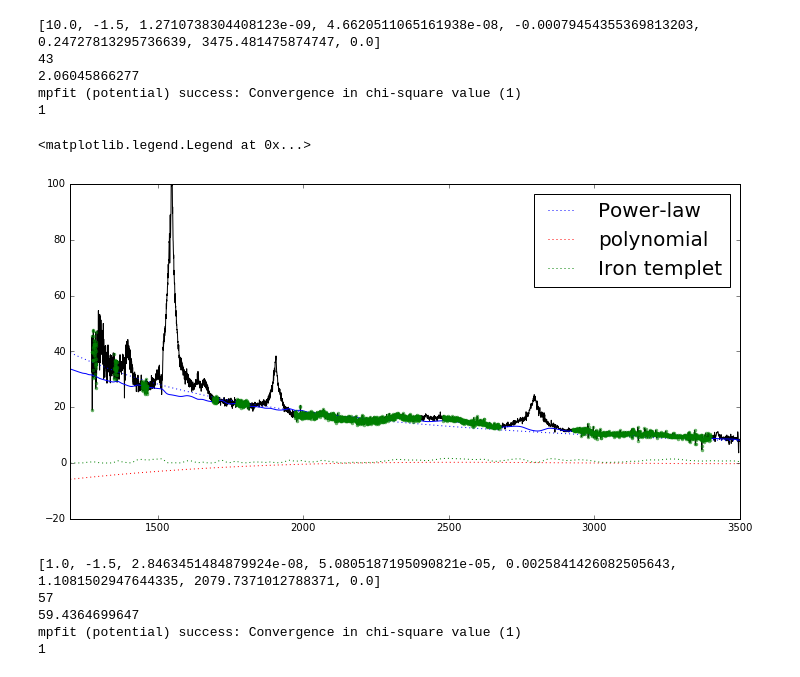
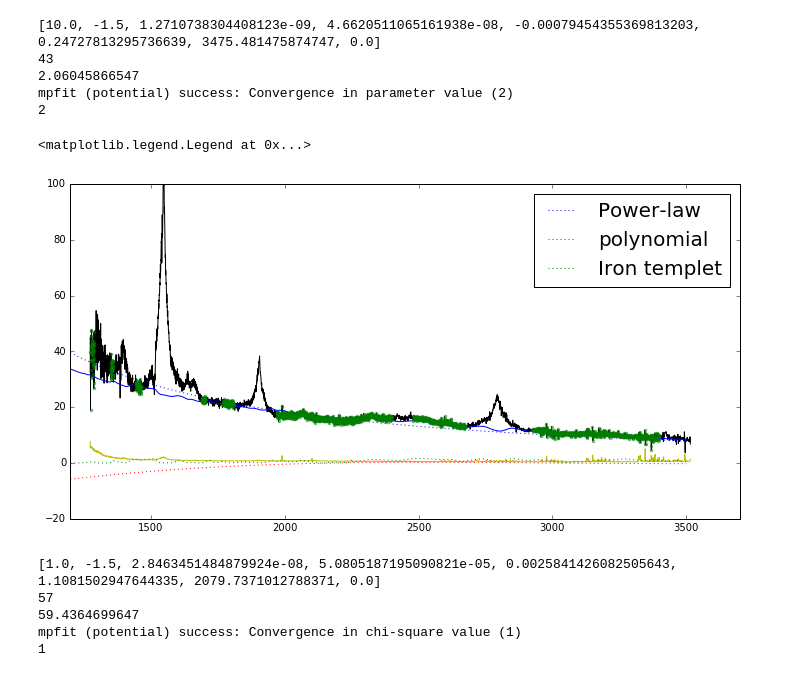
Before and after one commit to legolason/debug, a Jupyter notebook: debug.ipynb, the cells around one changed output. Saved outputs shown, nothing was run; the diff lists cells and outputs as text; code cells hidden in the pictures.

```diff
--- a/debug.ipynb
+++ b/debug.ipynb
@@ -22,6 +1,14 @@ from astropy.table import Table
 # %%
+%matplotlib inline
+import numpy as np
 from kapteyn import kmpfit
+import matplotlib.pyplot as plt
+from astropy.io import fits
+from scipy import interpolate
+
 path ='/Users/legolason/study/mesfit/'
+
+# iron templet ---------------
 def Fe_flux_mgii(xval,pp):
     yval = np.zeros_like(xval)
     fe_uv = np.genfromtxt(path+'fe_uv.txt')     #log10(rest wave) flux
@@ -49,17 +36,18 @@ def Fe_flux_mgii(xval,pp):
 
     return yval
 
-
+# Power law + 3 order polynomial + Fe
 def model(p, x):
-
-    y1 = p[0]*(x/3000.)**p[1]+ p[2]*(x-3000.)**3+p[3]*(x-3000.)**2+p[4]*(x-3000.)
+    y1 = p[0]*(x/3000.)**p[1]+ p[2]*(x-3000.)**3+p[3]*(x-3000.)**2+p[4]*(x-3000.) #Power law + 3 order polynomial normlized to 3000A
     y2 = Fe_flux_mgii(x, p[5:9])
+    #print p[0:2]
     return y1+y2
 
 
 def residuals(p, data):
-   x, y, yerr= data                     # 'data' is a tuple given by programmer
-   return (y - model(p,x))/yerr
+    x, y, yerr= data                     # 'data' is a tuple given by programmer
+    #print p[0:2]
+    return (y - model(p,x))/yerr
 
 def smooth(y, box_pts):
     box = np.ones(box_pts)/box_pts
@@ -67,13 +55,16 @@ def smooth(y, box_pts):
     return y_smooth
 
 
-# read data
+# read data ---------------------
 data=fits.open(path+'data/inter/spec-3693-55208-0120.fits')
 z=data[2].data['z']
-lam=10**data[1].data['loglam']
-flux=smooth(data[1].data['flux'],1)
-err=1./np.sqrt(data[1].data['ivar'])
+lam=10**data[1].data['loglam'][0:-200]
+flux=smooth(data[1].data['flux'][0:-200],1)          # here if no smooth then Non-finite parameter from mpfit.c
+#flux = data[1].data['flux']
+err=1./np.sqrt(data[1].data['ivar'])[0:-200]
 wave = lam/(1.0+z)
+
+
 
 #fitting window
 window_all = np.array([ [1150., 1170.], [1275., 1290.], [1350., 1360.], [1445., 1465.],\
@@ -96,47 +87,48 @@ y=flux[tmp_all]
 yerr=err[tmp_all]
 
 pp0=[10.,-1.5,0.,0.,0.,.2,4000.,0.]
-f = kmpfit.Fitter(residuals = residuals, data = (x,y,yerr),stepfactor=100000,xtol=1e-20, gtol=1e-20)
+f = kmpfit.Fitter(residuals = residuals, data = (x,y,yerr))
 f.parinfo = [{'limits':(0.,10.**10)},{'limits':(-5.,3.)},\
              None,None,None,\
-     {'limits':(0.,10000)},{'limits':(1200.,10000.)},{'limits':(-0.01,0.01)}]
+             {'limits':(0.,10000)},{'limits':(1200.,10000.)},{'limits':(-0.01,0.01)}]
 
 try:
     f.fit(params0=pp0)
 except Exception, mes:
     print "Something wrong with fit: ", mes
     raise SystemExit
 
 print f.params
 print f.niter
 print f.rchi2_min
 print f.message
 print f.status
 
 fig=plt.figure(figsize=(12,6))
-plt.plot(wave,flux,color='k')
+plt.plot(wave,flux,'k')
+plt.plot(wave,err,'y')
 wv=np.arange(1200,3500,0.1)
 #plt.plot(x,f.params[0]*(x/3000.0)**f.params[1],'k')
 conti_model=f.params[0]*(wv/3000.)**f.params[1]+\
 f.params[2]*(wv-3000.)**3+f.params[3]*(wv-3000.)**2+f.params[4]*(wv-3000.)+\
 Fe_flux_mgii(wv,f.params[5:])
 
 plt.plot(wv,f.params[0]*(wv/3000.)**f.params[1],'b:', label='Power-law')
 plt.plot(wv,f.params[2]*(wv-3000.)**3+f.params[3]*(wv-3000.)**2+f.params[4]*(wv-3000.),'r:',label='polynomial')
 plt.plot(wv,conti_model)
 plt.plot(wv,Fe_flux_mgii(wv,f.params[5:]),'g:',label='Iron templet')
 plt.plot(wave[tmp_all],flux[tmp_all],'g.',alpha=0.5)  # plot continuum region
-plt.xlim(1200.,3500.)
+plt.xlim(1200.,3700.)
 plt.ylim(-20,100)
 plt.legend(fontsize=20)
 # %% [output]
 [10.0, -1.5, 1.2710738304408123e-09, 4.6620511065161938e-08, -0.00079454355369813203, 0.24727813295736639, 3475.481475874747, 0.0]
 43
-2.06045866277
-mpfit (potential) success: Convergence in chi-square value (1)
-1
+2.06045866547
+mpfit (potential) success: Convergence in parameter value (2)
+2
 <matplotlib.legend.Legend at 0x...>
-[figure, old version]
+[figure, new version]
 # %%
 pp0=[1.,-1.5,0.,0.,0.,.2,4000.,0.]
 f = kmpfit.Fitter(residuals = residuals, data = (x,y,yerr),stepfactor=100000,xtol=1e-20, gtol=1e-20)
```
Also changed, not shown: parts of 1 cell of this notebook.
